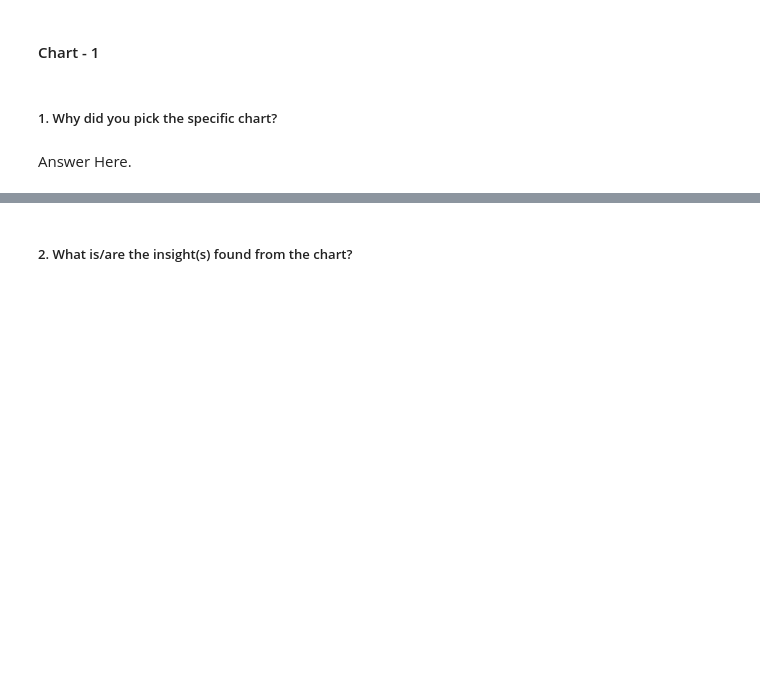
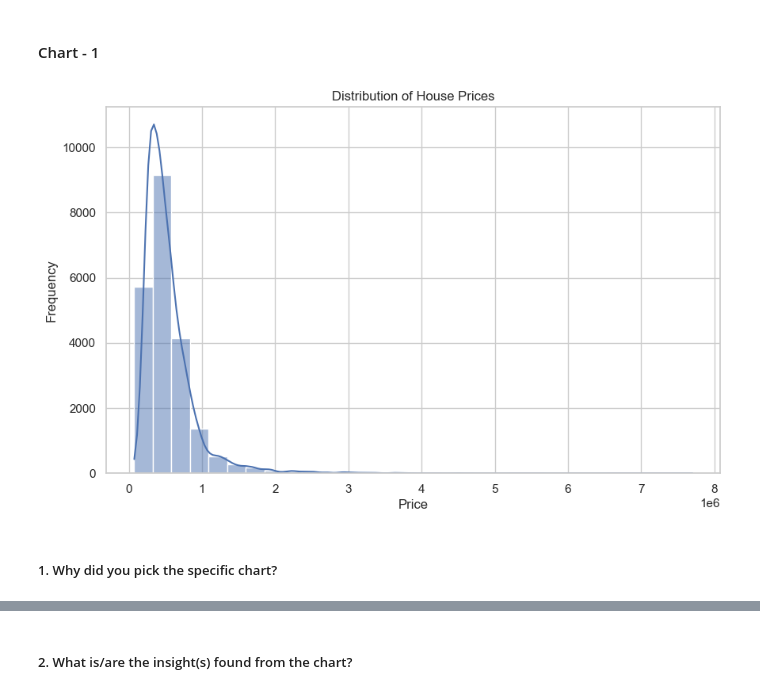
Before and after one commit to Mostaqul143/House-Sales-in-King-County-USA, a Jupyter notebook: Template.ipynb, the cells around one changed output, grey strips where cells are left out. Saved outputs shown, nothing was run; the diff lists cells and outputs as text; code cells hidden in the pictures; blank space fills up the shorter version.

```diff
--- a/Template.ipynb
+++ b/Template.ipynb
@@ -317,4 +315,20 @@ df.head()
+# %%
+# Chart - 1 visualization code
+
+
+# Setting the style for Seaborn
+
+sns.set(style="whitegrid")
+
+# Visualization 1: Histogram of 'price'
+
+plt.figure(figsize=(10, 6))
+sns.histplot(data=df, x='price', bins=30, kde=True)
+plt.title('Distribution of House Prices')
+plt.xlabel('Price')
+plt.ylabel('Frequency')
+plt.show()
+# %% [output]
+[figure, added]
 # %% [markdown]
 ##### 1. Why did you pick the specific chart?
-# %% [markdown]
-Answer Here.
```
Also changed, not shown: parts of 198 cells of this notebook.
